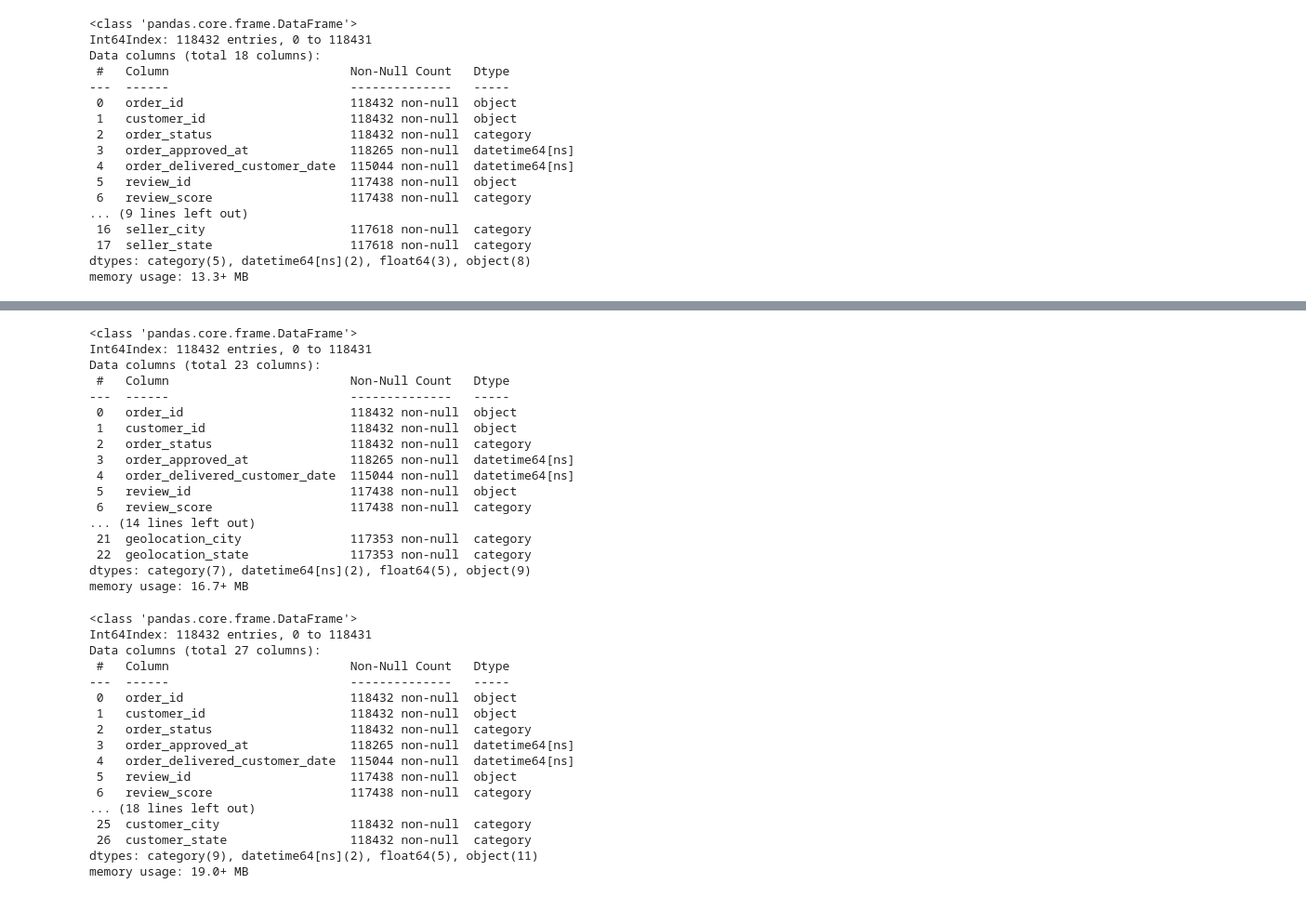
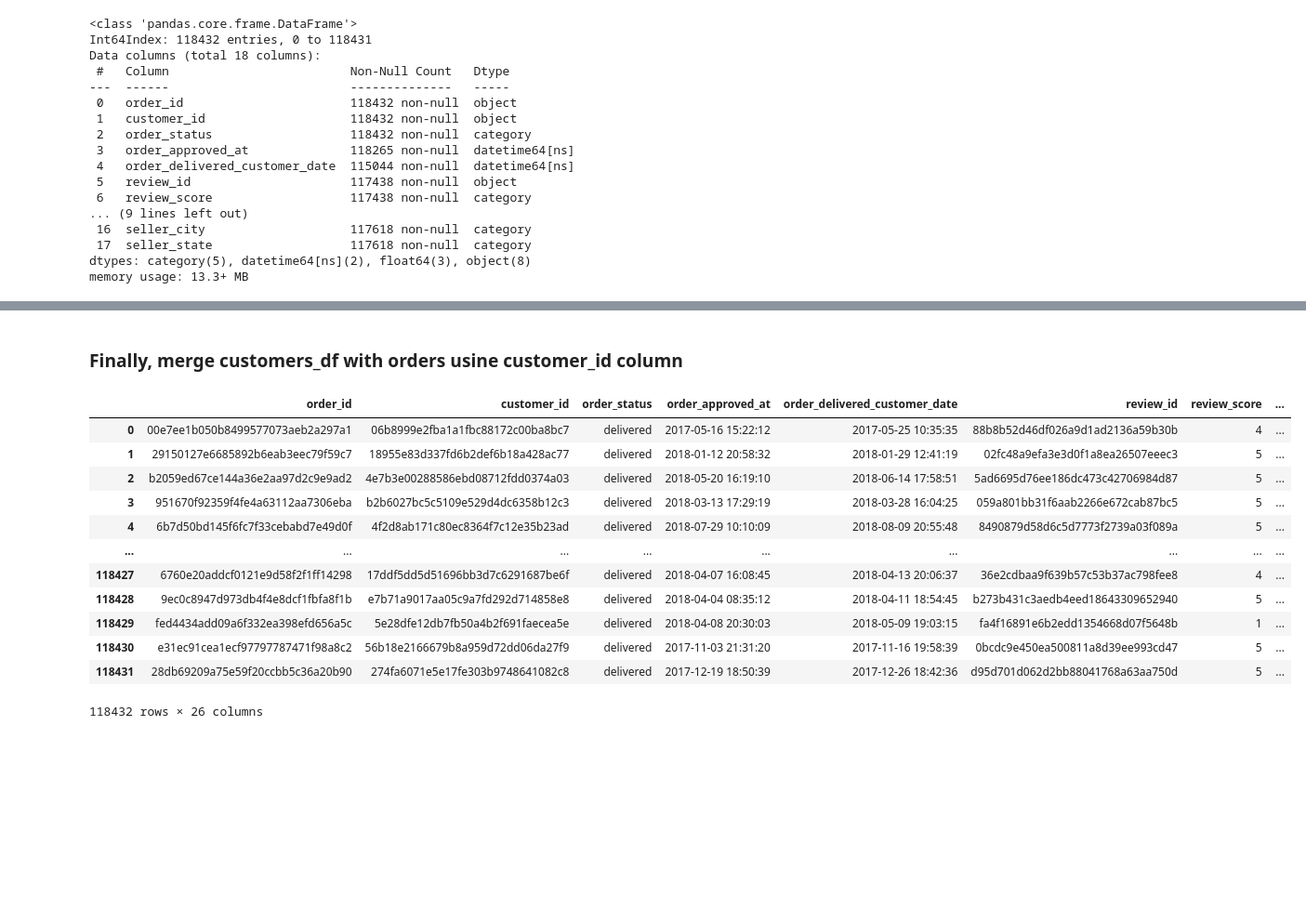
Before and after one commit to KennethOdoh/olist_kpi_dashboard, a Jupyter notebook: olist_ecommerce.ipynb, the cells around one changed output, grey strips where cells are left out. Shown at 93% size. Cells and saved outputs as stored; diff of their text form; code cells hidden in the pictures; blank space fills up the shorter version.

```diff
--- a/olist_ecommerce.ipynb
+++ b/olist_ecommerce.ipynb
@@ -620,45 +668,21 @@ memory usage: 13.3+ MB
+# %% [markdown]
+### Finally, merge customers_df with orders usine customer_id column
 # %%
-# orders + geolocations_df = orders
-orders = pd.merge(orders, geolocation_df, left_on = 'seller_zip_code_prefix', right_on = 'geolocation_zip_code_prefix', how='left')
-orders.info()
+# orders + customers_df = sales_df
+sales_df = pd.merge(orders, customers_df, on = 'customer_id', how='right')
+sales_df
 # %% [output]
+|  | order_id | customer_id | order_status | order_approved_at | order_delivered_customer_date | review_id | review_score | ... |
+| 0 | 00e7ee1b050b8499577073aeb2a297a1 | 06b8999e2fba1a1fbc88172c00ba8bc7 | delivered | 2017-05-16 15:22:12 | 2017-05-25 10:35:35 | 88b8b52d46df026a9d1ad2136a59b30b | 4 | ... |
+| 1 | 29150127e6685892b6eab3eec79f59c7 | 18955e83d337fd6b2def6b18a428ac77 | delivered | 2018-01-12 20:58:32 | 2018-01-29 12:41:19 | 02fc48a9efa3e3d0f1a8ea26507eeec3 | 5 | ... |
+| 2 | b2059ed67ce144a36e2aa97d2c9e9ad2 | 4e7b3e00288586ebd08712fdd0374a03 | delivered | 2018-05-20 16:19:10 | 2018-06-14 17:58:51 | 5ad6695d76ee186dc473c42706984d87 | 5 | ... |
+| 3 | 951670f92359f4fe4a63112aa7306eba | b2b6027bc5c5109e529d4dc6358b12c3 | delivered | 2018-03-13 17:29:19 | 2018-03-28 16:04:25 | 059a801bb31f6aab2266e672cab87bc5 | 5 | ... |
+| 4 | 6b7d50bd145f6fc7f33cebabd7e49d0f | 4f2d8ab171c80ec8364f7c12e35b23ad | delivered | 2018-07-29 10:10:09 | 2018-08-09 20:55:48 | 8490879d58d6c5d7773f2739a03f089a | 5 | ... |
+| ... | ... | ... | ... | ... | ... | ... | ... | ... |
+| 118427 | 6760e20addcf0121e9d58f2f1ff14298 | 17ddf5dd5d51696bb3d7c6291687be6f | delivered | 2018-04-07 16:08:45 | 2018-04-13 20:06:37 | 36e2cdbaa9f639b57c53b37ac798fee8 | 4 | ... |
+| 118428 | 9ec0c8947d973db4f4e8dcf1fbfa8f1b | e7b71a9017aa05c9a7fd292d714858e8 | delivered | 2018-04-04 08:35:12 | 2018-04-11 18:54:45 | b273b431c3aedb4eed18643309652940 | 5 | ... |
+| 118429 | fed4434add09a6f332ea398efd656a5c | 5e28dfe12db7fb50a4b2f691faecea5e | delivered | 2018-04-08 20:30:03 | 2018-05-09 19:03:15 | fa4f16891e6b2edd1354668d07f5648b | 1 | ... |
+| 118430 | e31ec91cea1ecf97797787471f98a8c2 | 56b18e2166679b8a959d72dd06da27f9 | delivered | 2017-11-03 21:31:20 | 2017-11-16 19:58:39 | 0bcdc9e450ea500811a8d39ee993cd47 | 5 | ... |
+| 118431 | 28db69209a75e59f20ccbb5c36a20b90 | 274fa6071e5e17fe303b9748641082c8 | delivered | 2017-12-19 18:50:39 | 2017-12-26 18:42:36 | d95d701d062d2bb88041768a63aa750d | 5 | ... |
-<class 'pandas.core.frame.DataFrame'>
-Int64Index: 118432 entries, 0 to 118431
-Data columns (total 23 columns):
- #   Column                         Non-Null Count   Dtype
----  ------                         --------------   -----
- 0   order_id                       118432 non-null  object
- 1   customer_id                    118432 non-null  object
- 2   order_status                   118432 non-null  category
- 3   order_approved_at              118265 non-null  datetime64[ns]
- 4   order_delivered_customer_date  115044 non-null  datetime64[ns]
- 5   review_id                      117438 non-null  object
- 6   review_score                   117438 non-null  category
-... (14 lines left out)
- 21  geolocation_city               117353 non-null  category
- 22  geolocation_state              117353 non-null  category
-dtypes: category(7), datetime64[ns](2), float64(5), object(9)
-memory usage: 16.7+ MB
+118432 rows × 26 columns
-# %%
-# orders + customers_df = orders
-orders = pd.merge(orders, customers_df, on='customer_id', how='left')
-orders.info()
-# %% [output]
-<class 'pandas.core.frame.DataFrame'>
-Int64Index: 118432 entries, 0 to 118431
-Data columns (total 27 columns):
- #   Column                         Non-Null Count   Dtype
----  ------                         --------------   -----
- 0   order_id                       118432 non-null  object
- 1   customer_id                    118432 non-null  object
- 2   order_status                   118432 non-null  category
- 3   order_approved_at              118265 non-null  datetime64[ns]
- 4   order_delivered_customer_date  115044 non-null  datetime64[ns]
- 5   review_id                      117438 non-null  object
- 6   review_score                   117438 non-null  category
-... (18 lines left out)
- 25  customer_city                  118432 non-null  category
- 26  customer_state                 118432 non-null  category
-dtypes: category(9), datetime64[ns](2), float64(5), object(11)
-memory usage: 19.0+ MB
 # %% [markdown]
```
Also changed, not shown: parts of 30 cells of this notebook.
